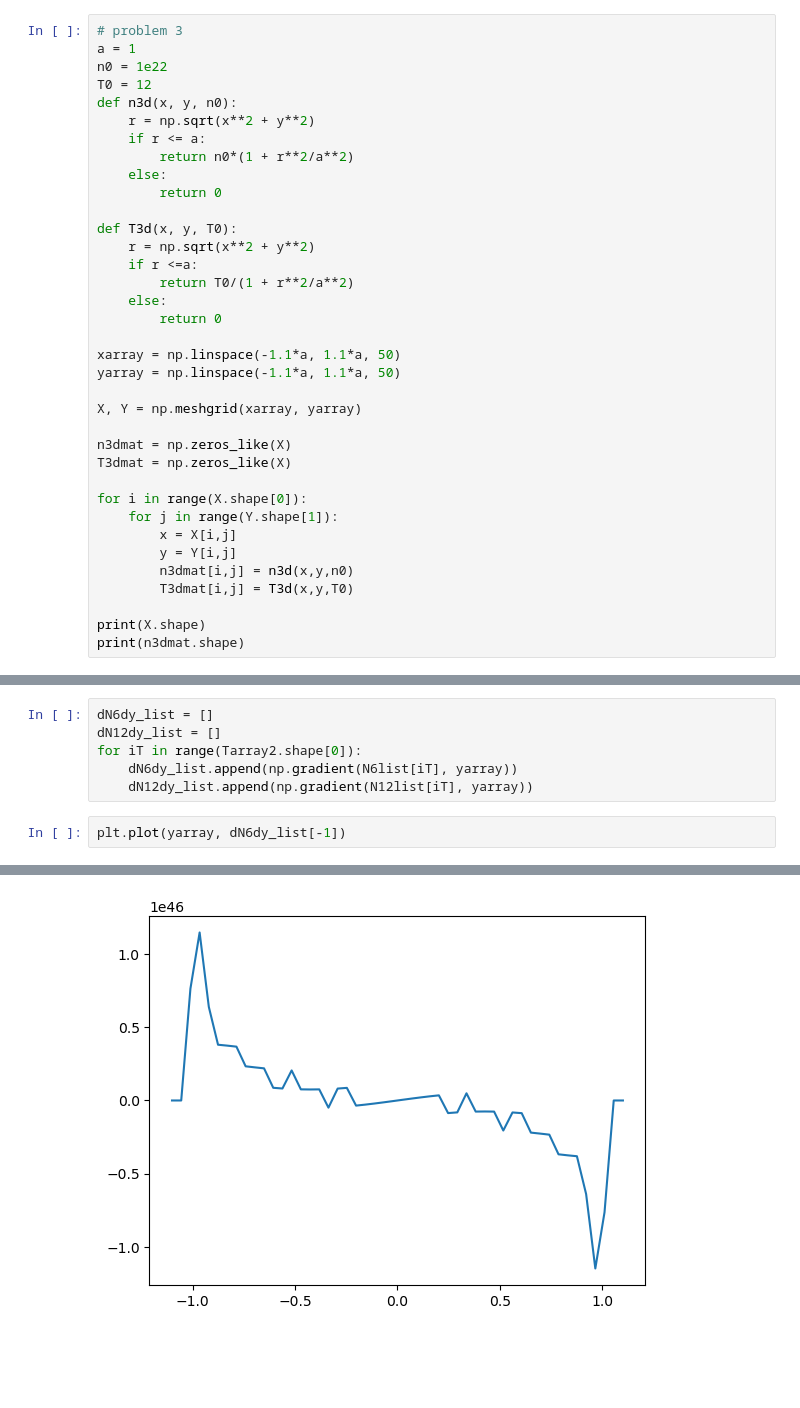
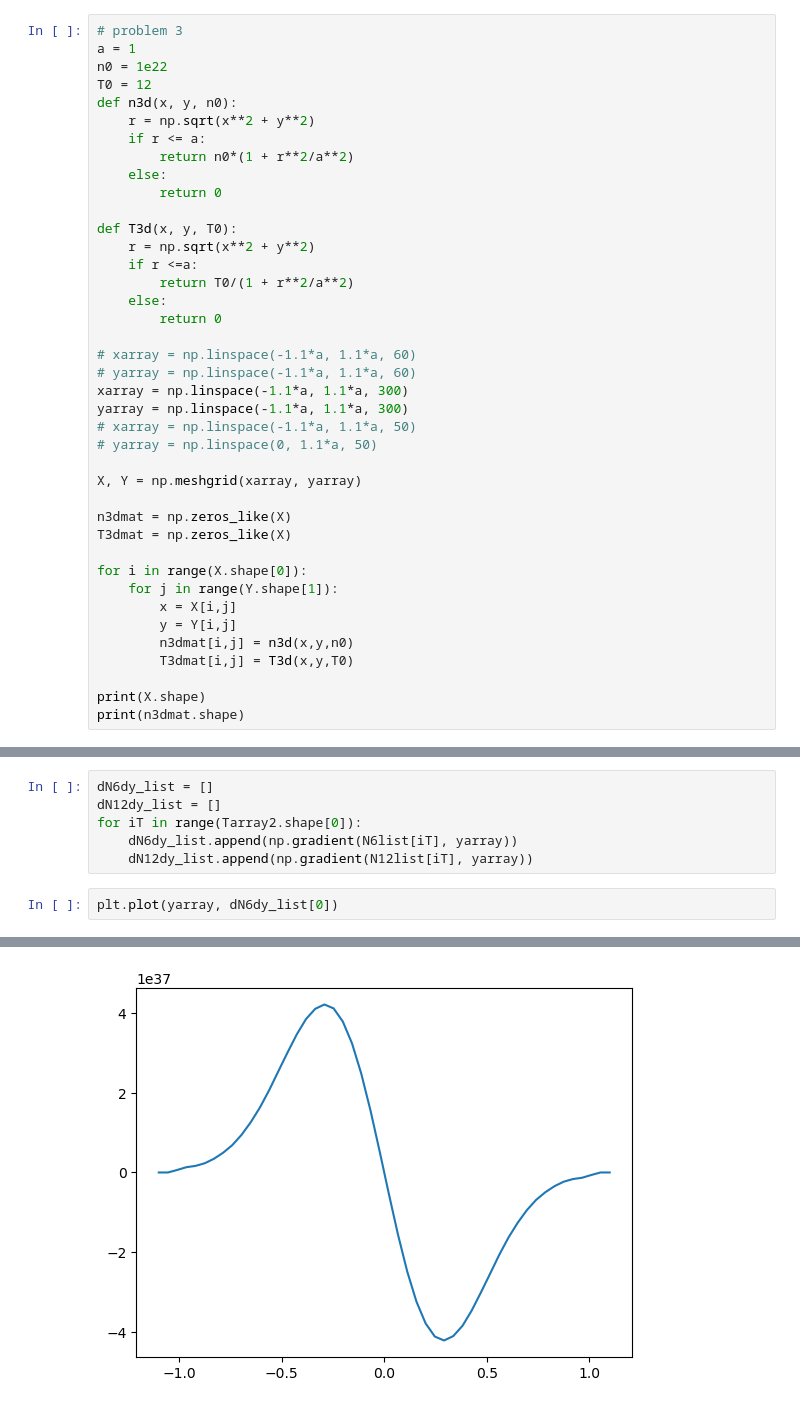
Before and after one commit to vandelij/plasma_diagnostic_hw, a Jupyter notebook: HW3.ipynb, the cells around one changed output, grey strips where cells are left out. Saved outputs shown, nothing was run; the diff lists cells and outputs as text; blank space fills up the shorter version.

```diff
--- a/HW3.ipynb
+++ b/HW3.ipynb
@@ -252,8 +252,12 @@ def T3d(x, y, T0):
     else:
         return 0
 
-xarray = np.linspace(-1.1*a, 1.1*a, 50)
-yarray = np.linspace(-1.1*a, 1.1*a, 50)
+# xarray = np.linspace(-1.1*a, 1.1*a, 60)
+# yarray = np.linspace(-1.1*a, 1.1*a, 60)
+xarray = np.linspace(-1.1*a, 1.1*a, 300)
+yarray = np.linspace(-1.1*a, 1.1*a, 300)
+# xarray = np.linspace(-1.1*a, 1.1*a, 50)
+# yarray = np.linspace(0, 1.1*a, 50)
 
 X, Y = np.meshgrid(xarray, yarray)
 
@@ -448,10 +452,10 @@ for iT in range(Tarray2.shape[0]):
     dN6dy_list.append(np.gradient(N6list[iT], yarray))
     dN12dy_list.append(np.gradient(N12list[iT], yarray))
 # %%
-plt.plot(yarray, dN6dy_list[-1])
+plt.plot(yarray, dN6dy_list[0])
 # %% [output]
 [<matplotlib.lines.Line2D at 0x...>]
-[figure, old version]
+[figure, new version]
 # %%
 # inverse Abel inversion
 
```
Also changed, not shown: parts of 6 cells of this notebook.
